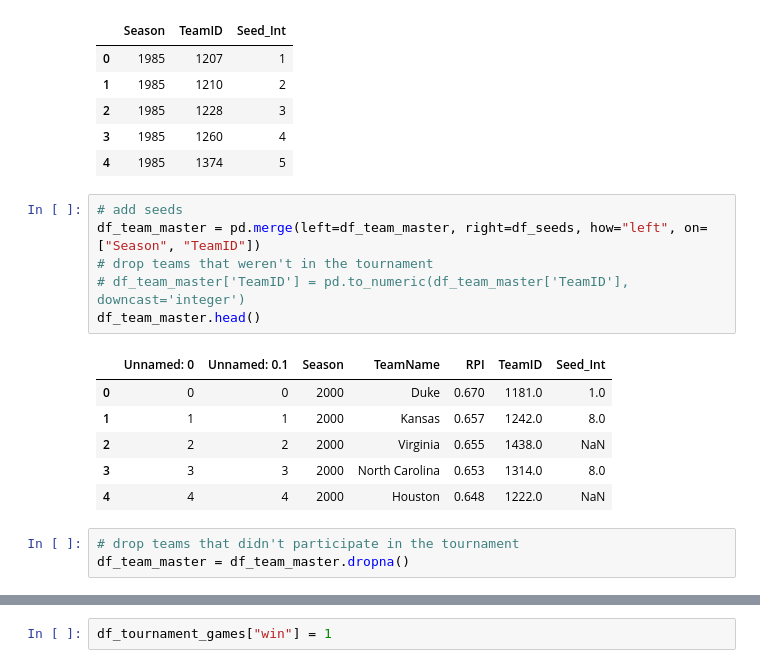
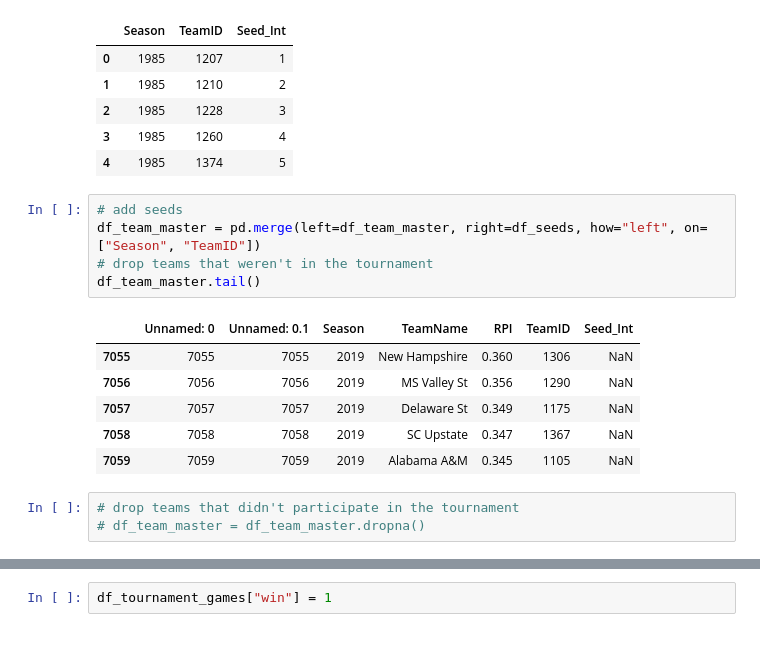
Before and after one commit to kgnadinger/ncaa_tournament_ml_model, a Jupyter notebook: tournament_model.ipynb, the cells around one changed output, grey strips where cells are left out. Drawn from its saved outputs; the diff is of its cells as text.

```diff
--- a/tournament_model.ipynb
+++ b/tournament_model.ipynb
@@ -174,19 +205,18 @@ df_seeds.head()
 # %%
 # add seeds
 df_team_master = pd.merge(left=df_team_master, right=df_seeds, how="left", on=["Season", "TeamID"])
 # drop teams that weren't in the tournament
-# df_team_master['TeamID'] = pd.to_numeric(df_team_master['TeamID'], downcast='integer')
-df_team_master.head()
+df_team_master.tail()
 # %% [output]
 |  | Unnamed: 0 | Unnamed: 0.1 | Season | TeamName | RPI | TeamID | Seed_Int |
-| 0 | 0 | 0 | 2000 | Duke | 0.670 | 1181.0 | 1.0 |
-| 1 | 1 | 1 | 2000 | Kansas | 0.657 | 1242.0 | 8.0 |
-| 2 | 2 | 2 | 2000 | Virginia | 0.655 | 1438.0 | NaN |
-| 3 | 3 | 3 | 2000 | North Carolina | 0.653 | 1314.0 | 8.0 |
-| 4 | 4 | 4 | 2000 | Houston | 0.648 | 1222.0 | NaN |
+| 7055 | 7055 | 7055 | 2019 | New Hampshire | 0.360 | 1306 | NaN |
+| 7056 | 7056 | 7056 | 2019 | MS Valley St | 0.356 | 1290 | NaN |
+| 7057 | 7057 | 7057 | 2019 | Delaware St | 0.349 | 1175 | NaN |
+| 7058 | 7058 | 7058 | 2019 | SC Upstate | 0.347 | 1367 | NaN |
+| 7059 | 7059 | 7059 | 2019 | Alabama A&M | 0.345 | 1105 | NaN |
 # %%
 # drop teams that didn't participate in the tournament
-df_team_master = df_team_master.dropna()
+# df_team_master = df_team_master.dropna()
 # %%
 df_team_master = df_team_master.rename(columns={'Seed_Int': 'Seed'})
 df_team_master.head()
```
Also changed, not shown: parts of 54 cells of this notebook, 3 other files.
